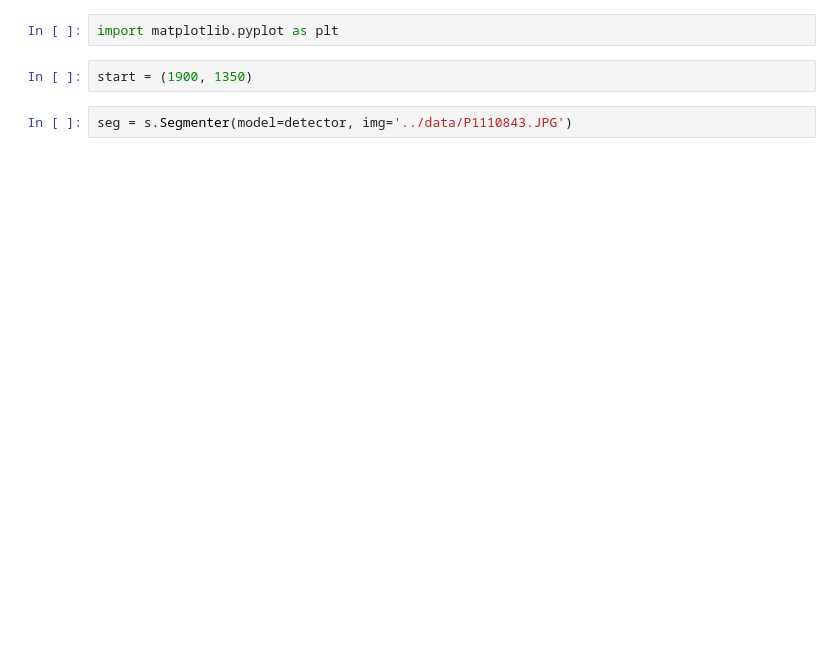
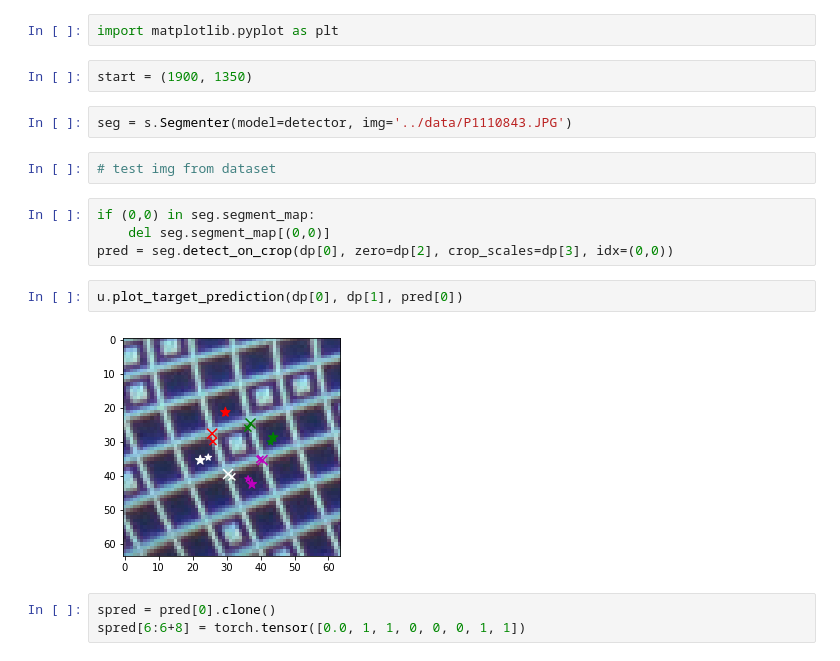
Before and after one commit to lebastr/3dscanner, a Jupyter notebook: notebook/segmenter.ipynb, the cells around one changed output. Cells and saved outputs as stored; diff of their text form; blank space fills up the shorter version.

Commit message:
[DEBUG] running segmenter on labelled datapoints

```diff
--- a/notebook/segmenter.ipynb
+++ b/notebook/segmenter.ipynb
@@ -31,3 +42,16 @@ import matplotlib.pyplot as plt
 start = (1900, 1350)
 # %%
 seg = s.Segmenter(model=detector, img='../data/P1110843.JPG')
+# %%
+# test img from dataset
+# %%
+if (0,0) in seg.segment_map:
+    del seg.segment_map[(0,0)]
+pred = seg.detect_on_crop(dp[0], zero=dp[2], crop_scales=dp[3], idx=(0,0))
+# %%
+u.plot_target_prediction(dp[0], dp[1], pred[0])
+# %% [output]
+[figure, added]
+# %%
+spred = pred[0].clone()
+spred[6:6+8] = torch.tensor([0.0, 1, 1, 0, 0, 0, 1, 1])
```
Also changed, not shown: parts of 25 cells of this notebook, 2 other files.
